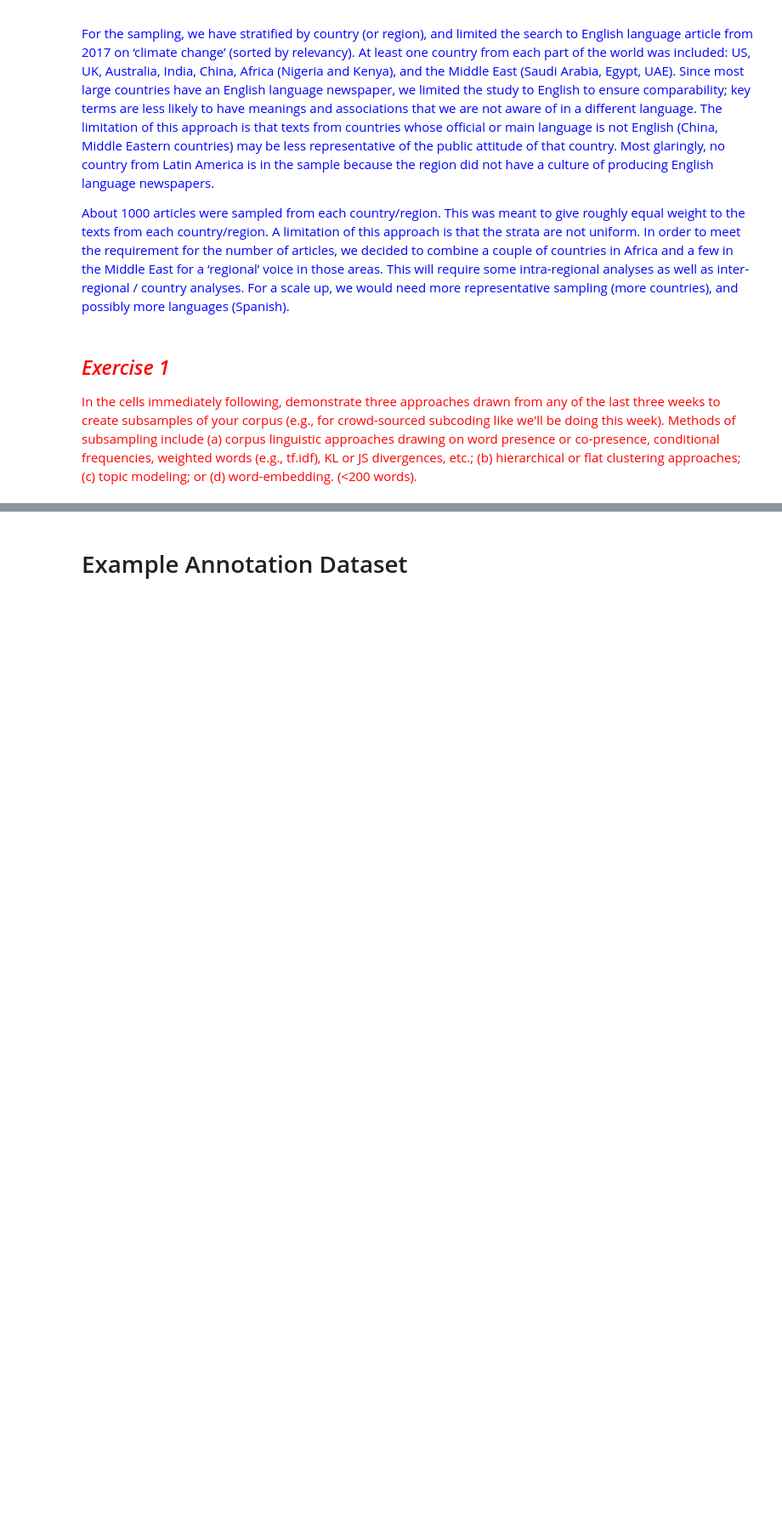
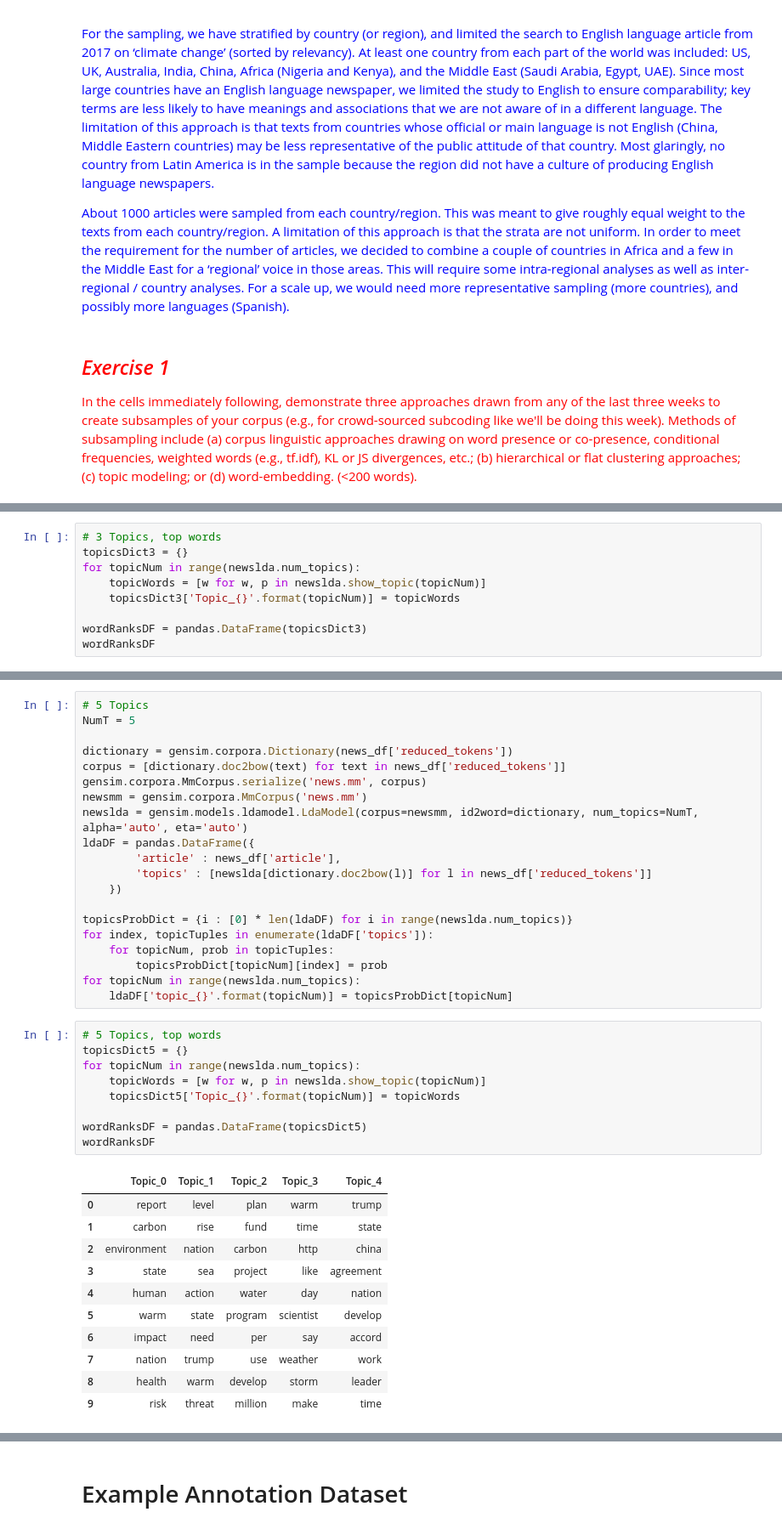
Before and after one commit to sunnyjooey/content-analysis-2018, a Jupyter notebook: 5-Reliability/5-Reliability.ipynb, the cells around one changed output, grey strips where cells are left out. Shown at 85% size. Cells and saved outputs as stored; diff of their text form; blank space fills up the shorter version.

```diff
--- a/5-Reliability/5-Reliability.ipynb
+++ b/5-Reliability/5-Reliability.ipynb
@@ -75,0 +278,9 @@ import os.path #For managing file paths
+# %%
+# 3 Topics, top words
+topicsDict3 = {}
+for topicNum in range(newslda.num_topics):
+    topicWords = [w for w, p in newslda.show_topic(topicNum)]
+    topicsDict3['Topic_{}'.format(topicNum)] = topicWords
+
+wordRanksDF = pandas.DataFrame(topicsDict3)
+wordRanksDF
@@ -75,0 +308,41 @@ import os.path #For managing file paths
+# %%
+# 5 Topics
+NumT = 5
+
+dictionary = gensim.corpora.Dictionary(news_df['reduced_tokens'])
+corpus = [dictionary.doc2bow(text) for text in news_df['reduced_tokens']]
+gensim.corpora.MmCorpus.serialize('news.mm', corpus)
+newsmm = gensim.corpora.MmCorpus('news.mm')
+newslda = gensim.models.ldamodel.LdaModel(corpus=newsmm, id2word=dictionary, num_topics=NumT, alpha='auto', eta='auto')
+ldaDF = pandas.DataFrame({
+        'article' : news_df['article'],
+        'topics' : [newslda[dictionary.doc2bow(l)] for l in news_df['reduced_tokens']]
+    })
+
+topicsProbDict = {i : [0] * len(ldaDF) for i in range(newslda.num_topics)}
+for index, topicTuples in enumerate(ldaDF['topics']):
+    for topicNum, prob in topicTuples:
+        topicsProbDict[topicNum][index] = prob
+for topicNum in range(newslda.num_topics):
+    ldaDF['topic_{}'.format(topicNum)] = topicsProbDict[topicNum]
+# %%
+# 5 Topics, top words
+topicsDict5 = {}
+for topicNum in range(newslda.num_topics):
+    topicWords = [w for w, p in newslda.show_topic(topicNum)]
+    topicsDict5['Topic_{}'.format(topicNum)] = topicWords
+
+wordRanksDF = pandas.DataFrame(topicsDict5)
+wordRanksDF
+# %% [output]
+|  | Topic_0 | Topic_1 | Topic_2 | Topic_3 | Topic_4 |
+| 0 | report | level | plan | warm | trump |
+| 1 | carbon | rise | fund | time | state |
+| 2 | environment | nation | carbon | http | china |
+| 3 | state | sea | project | like | agreement |
+| 4 | human | action | water | day | nation |
+| 5 | warm | state | program | scientist | develop |
+| 6 | impact | need | per | say | accord |
+| 7 | nation | trump | use | weather | work |
+| 8 | health | warm | develop | storm | leader |
+| 9 | risk | threat | million | make | time |
```
Also changed, not shown: parts of 18 cells of this notebook.
